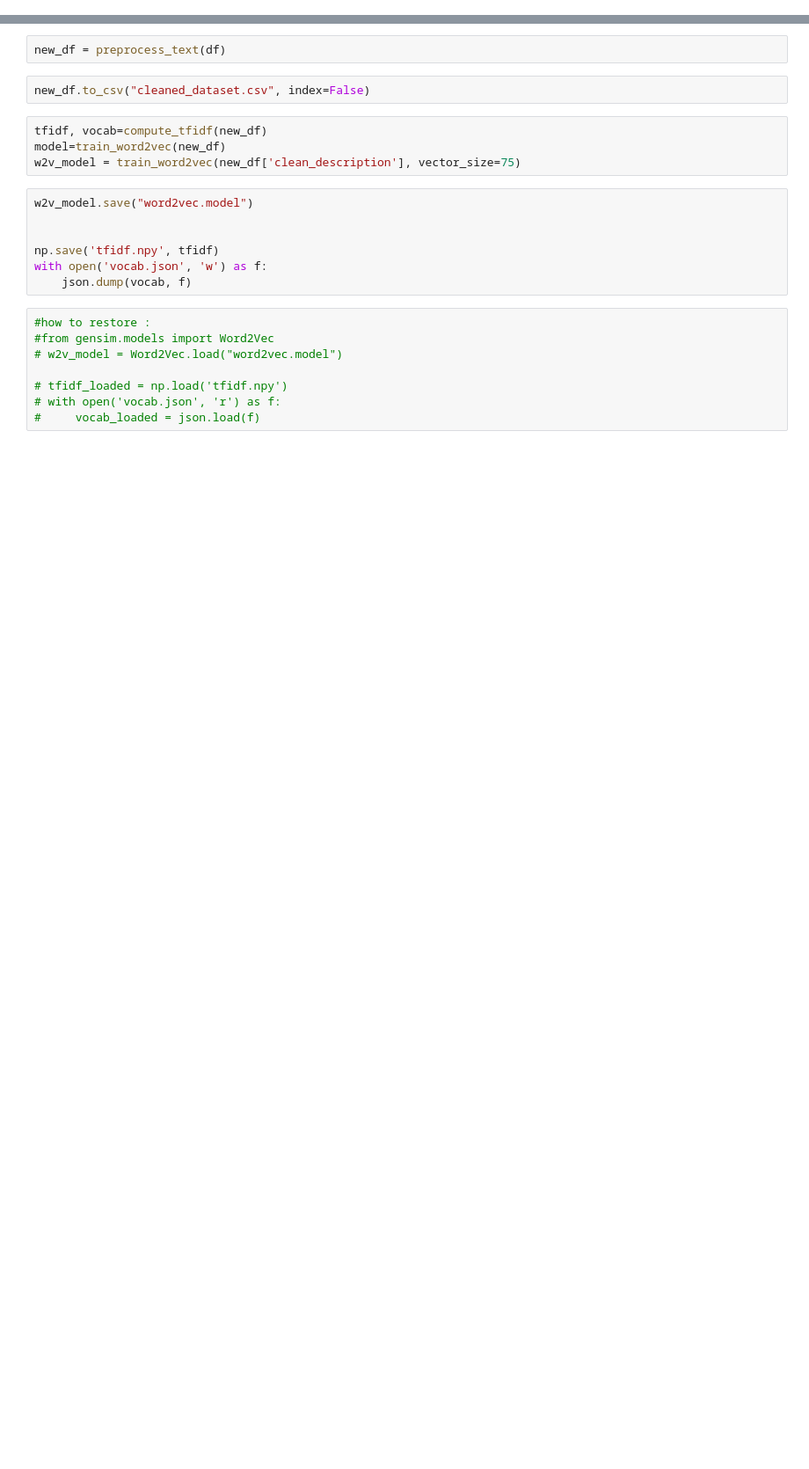
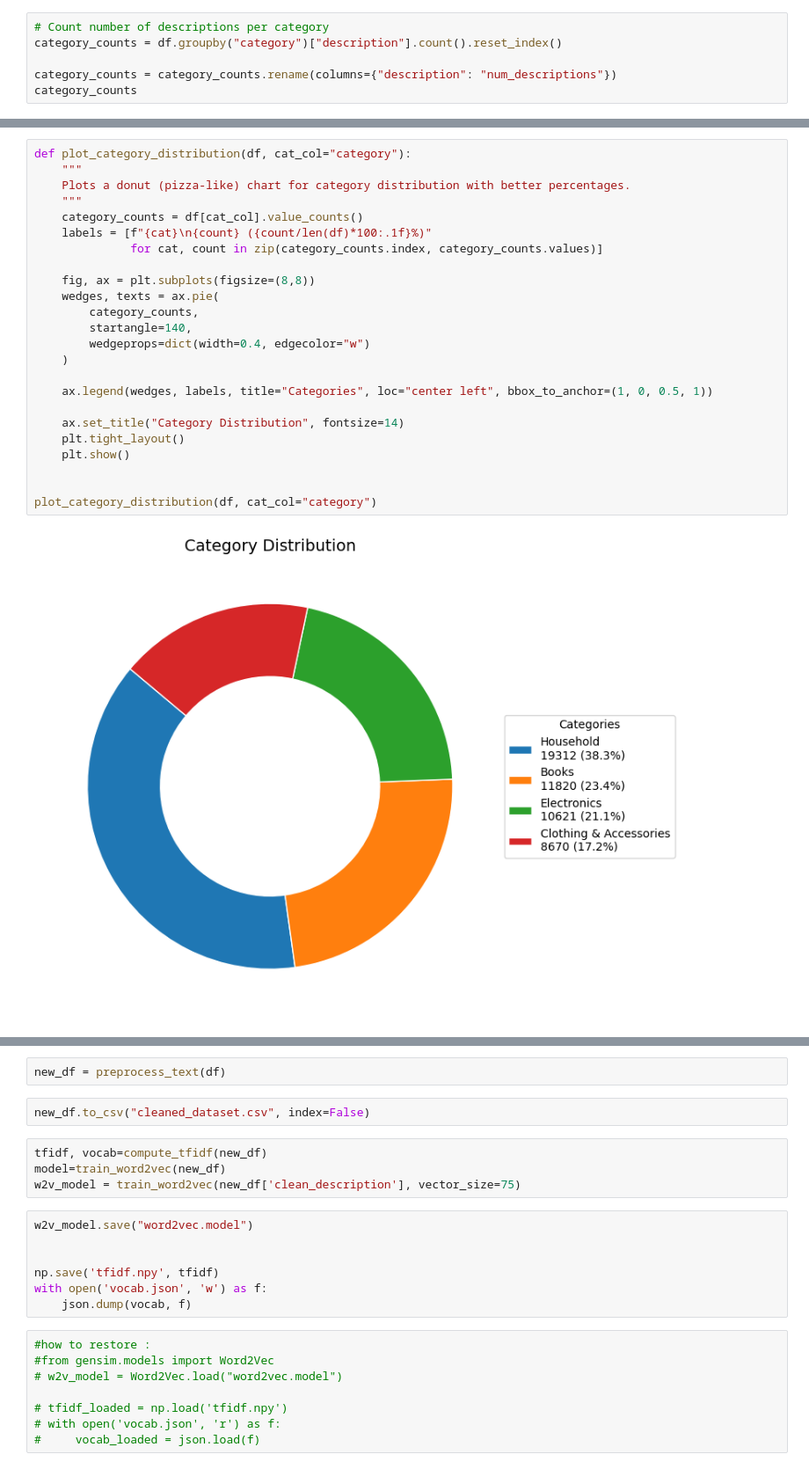
Before and after one commit to AlirezaSaffar/ecommerce-text-classifier, a Jupyter notebook: main.ipynb, the cells around one changed output, grey strips where cells are left out. Shown at 88% size. Cells and saved outputs as stored; diff of their text form; blank space fills up the shorter version.

```diff
--- a/main.ipynb
+++ b/main.ipynb
@@ -87,0 +88,6 @@ Downloading ecommerce-text-classification.zip to ./ecommerce-text-classification
+# %%
+# Count number of descriptions per category
+category_counts = df.groupby("category")["description"].count().reset_index()
+
+category_counts = category_counts.rename(columns={"description": "num_descriptions"})
+category_counts
@@ -87,0 +100,26 @@ Downloading ecommerce-text-classification.zip to ./ecommerce-text-classification
+# %%
+def plot_category_distribution(df, cat_col="category"):
+    """
+    Plots a donut (pizza-like) chart for category distribution with better percentages.
+    """
+    category_counts = df[cat_col].value_counts()
+    labels = [f"{cat}\n{count} ({count/len(df)*100:.1f}%)"
+              for cat, count in zip(category_counts.index, category_counts.values)]
+
+    fig, ax = plt.subplots(figsize=(8,8))
+    wedges, texts = ax.pie(
+        category_counts,
+        startangle=140,
+        wedgeprops=dict(width=0.4, edgecolor="w")
+    )
+
+    ax.legend(wedges, labels, title="Categories", loc="center left", bbox_to_anchor=(1, 0, 0.5, 1))
+
+    ax.set_title("Category Distribution", fontsize=14)
+    plt.tight_layout()
+    plt.show()
+
+
+plot_category_distribution(df, cat_col="category")
+# %% [output]
+[figure, added]
```
Also changed, not shown: parts of 22 cells of this notebook.
